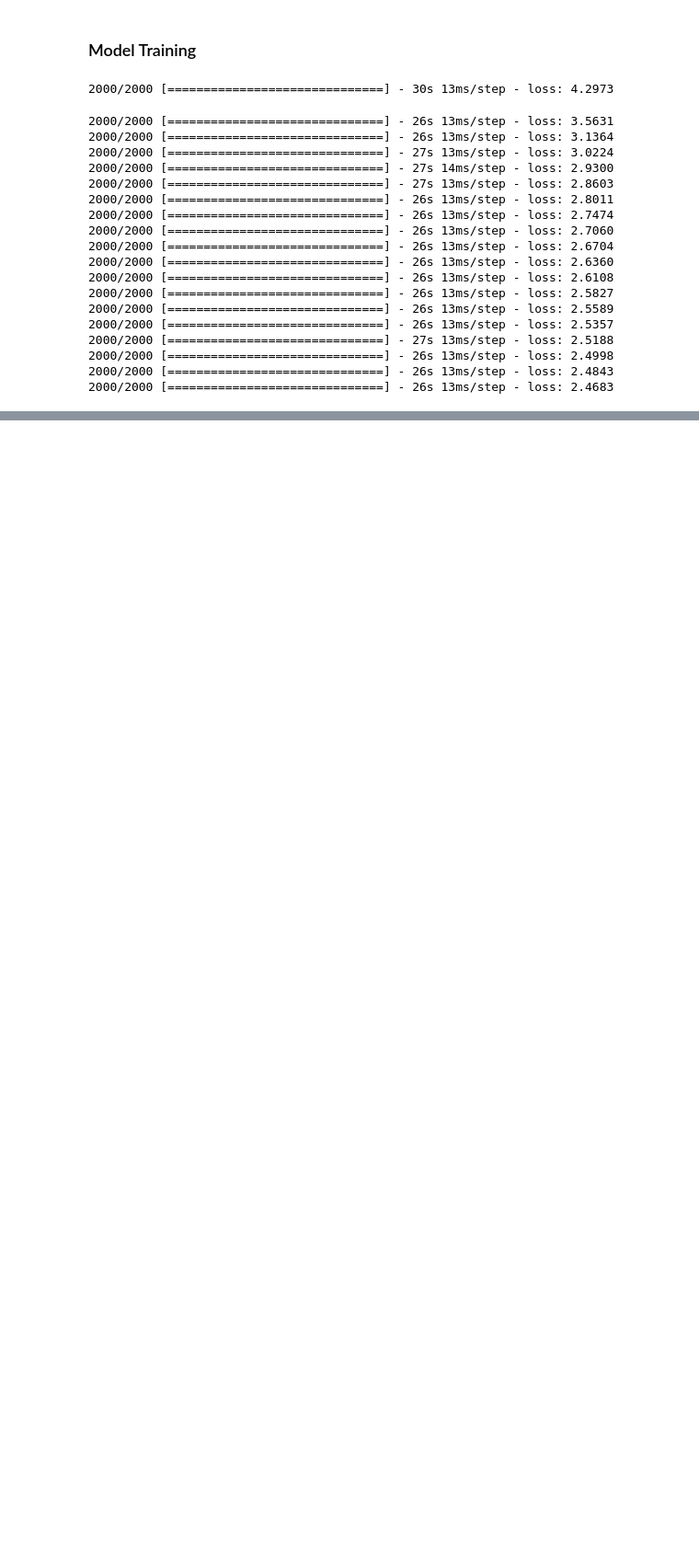
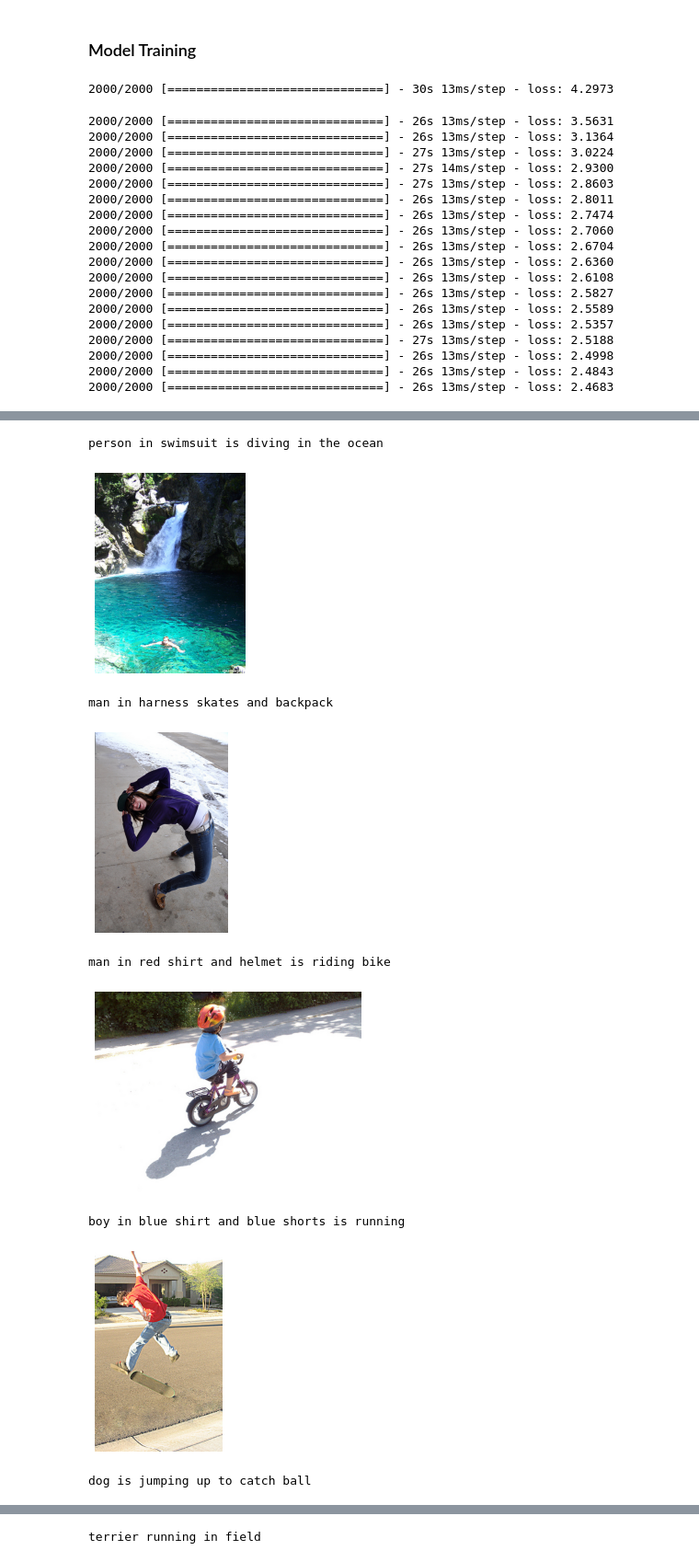
Before and after one commit to Namanrockzzz/Capestone---AI-Image-Caption-Bot, a Jupyter notebook: Image Captioning Project.ipynb, the cells around one changed output, grey strips where cells are left out. Shown at 92% size. Cells and saved outputs as stored; diff of their text form; code cells hidden in the pictures; blank space fills up the shorter version.

Commit message:
Preoject Complete with some nice predictions

```diff
--- a/Image Captioning Project.ipynb
+++ b/Image Captioning Project.ipynb
@@ -577,0 +580,43 @@ model = load_model("./model_weights/model_19.h5")
+# %%
+def predict_caption(photo):
+    in_text = "startseq"
+    for i in range(max_len):
+        sequence = [word_2_idx[w] for w in in_text.split() if w in word_2_idx]
+        sequence = pad_sequences([sequence,],maxlen=max_len,padding="post")
+
+        y_pred = model.predict([photo,sequence])
+        y_pred = y_pred.argmax() # Word with maximum probab - Greedy Sampling
+        word = idx_2_word[y_pred]
+        in_text += (' '+ word)
+
+        if word=="endseq":
+            break
+
+    final_caption = in_text.split()[1:-1]
+    final_caption = ' '.join(final_caption)
+
+    return final_caption
+# %%
+# Pick some random images and see results
+for i in range(15):
+    idx = np.random.randint(0,1000)
+    all_img_names = list(encoding_test.keys())
+    img_name = all_img_names[idx]
+    photo_2048 = encoding_test[img_name]
+
+    i = plt.imread(IMG_PATH+img_name+".jpg")
+    caption = predict_caption(photo_2048)
+    print(caption)
+    plt.imshow(i)
+    plt.axis("off")
+    plt.show()
+# %% [output]
+person in swimsuit is diving in the ocean
+[figure, added]
+man in harness skates and backpack
+[figure, added]
+man in red shirt and helmet is riding bike
+[figure, added]
+boy in blue shirt and blue shorts is running
+[figure, added]
+dog is jumping up to catch ball
@@ -577,0 +624 @@ model = load_model("./model_weights/model_19.h5")
+terrier running in field
```
Also changed, not shown: parts of 3 cells of this notebook.
